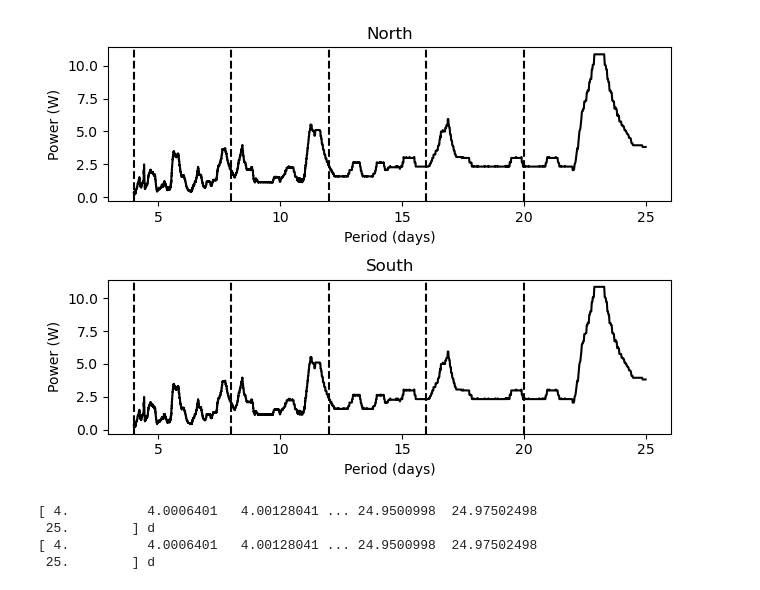
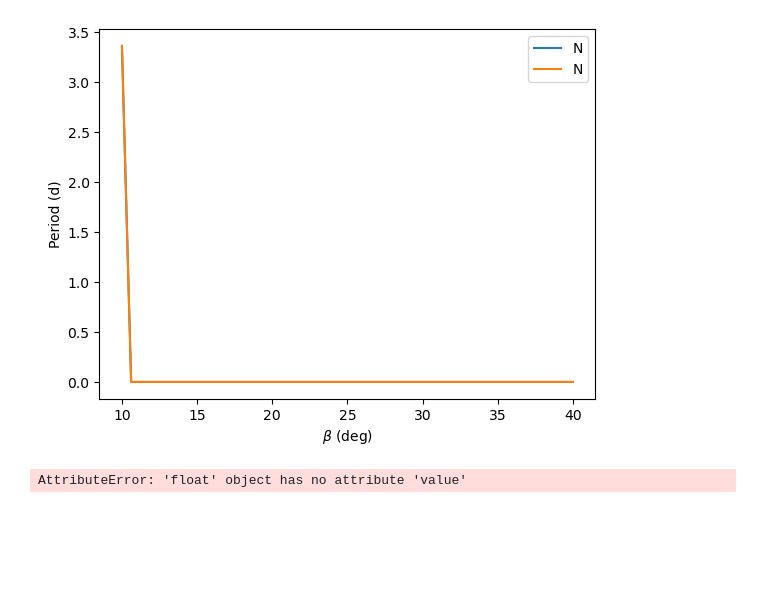
Before and after one commit to robkavanagh/maser, a Jupyter notebook: notebooks/Capstone1.ipynb, the cells around one changed output. Saved outputs shown, nothing was run; the diff lists cells and outputs as text; code cells hidden in the pictures; blank space fills up the shorter version.

```diff
--- a/notebooks/Capstone1.ipynb
+++ b/notebooks/Capstone1.ipynb
@@ -746,53 +260,32 @@ print(bestperiod_S_9)
+# %%
+plt.plot(betas,period_grid[:,1,0],label='N')
+plt.plot(betas,period_grid[:,1,1],label='N')
+plt.legend()
+
+plt.xlabel(r'$\beta$ (deg)')
+plt.ylabel('Period (d)')
+plt.show()
+# %% [output]
+[figure, added]
+# %%
+plt.plot(true_npg.period,true_npg.power)
+plt.axvline(best_period_N.value,color='k')
+plt.show()
+# %% [output]
+AttributeError: 'float' object has no attribute 'value'
 # %%
-def periods(durations, M_s, R_s, P_s, i_s, B_s, beta, phi_s0, a, i_p, lam, phi_p0, f, alpha, dalpha, times):
-   north_visibility, south_visibility = ms.maser(M_s, R_s, P_s, i_s, B_s, beta, phi_s0, a, i_p, lam, phi_p0, f, alpha, dalpha, times)
 
-   north_BLS = BoxLeastSquares(times * u.day, 1 - north_visibility, dy=None)
-   south_BLS = BoxLeastSquares(times * u.day, 1 - south_visibility, dy=None)
+fig, axs = plt.subplots(2)
+axs[0].plot(north_periodogram.period.value, north_periodogram.power, 'k')
+axs[0].set_title('North')
+axs[1].plot(south_periodogram.period.value, south_periodogram.power, 'k')
+axs[1].set_title('South')
+for j in range(5):
+    axs[0].axvline(best_period_N.value*(j+1), linestyle='--',color='k')
+    axs[1].axvline(best_period_S.value*(j+1), linestyle='--',color='k')
 
-   north_best_periods = []
-   south_best_periods = []
-   for dur in durations:
-      north_periodogram = north_BLS.autopower(durations)
-      south_periodogram = north_BLS.autopower(durations)
-
-      power_north = np.argmax(north_periodogram)
-      power_south = np.argmax(south_periodogram)
-
-      abs_max_power_north = north_periodogram.power[power_north]
-      abs_max_power_south = south_periodogram.power[power_south]
-
-      best_period_N = north_periodogram.period[power_north]
-      best_period_S = south_periodogram.period[power_south]
-
-      fig, axs = plt.subplots(2)
-      axs[0].plot(north_periodogram.period.value, north_periodogram.power, 'k')
-      axs[0].set_title('North')
-      axs[1].plot(south_periodogram.period.value, south_periodogram.power, 'k')
-      axs[1].set_title('South')
-      for j in range(5):
-         axs[0].axvline(best_period_N.value*(j+1), linestyle='--',color='k')
-         axs[1].axvline(best_period_S.value*(j+1), linestyle='--',color='k')
-
-      for ax in axs.flat:
-         ax.set(xlabel='Period (days)', ylabel='Power (W)')
-      fig.tight_layout()
-      plt.show()
-
-      return north_periodogram, south_periodogram
-
-times = np.linspace(0, 50, 1000)
-durations = np.linspace(0.1, 2, 20)
-
-M_s, R_s, P_s, i_s, B_s, beta, phi_s0, a, i_p, lam, P_p, phi_p0, f, alpha, dalpha = 0.5, 0.75, 4.86, 90, 430, 20, 0.2, 18.5, 89.18, 0, 8.4630351, 0.6, 10, 75, 5
-
-true_npg, true_spg = periods(durations, M_s, R_s, P_s, i_s, B_s, beta, phi_s0, a, i_p, lam, phi_p0, f, alpha, dalpha, times)
-print(true_npg.period)
-print(true_spg.period)
+for ax in axs.flat:
+    ax.set(xlabel='Period (days)', ylabel='Power (W)')
+fig.tight_layout()
+plt.show
-# %% [output]
-[figure, removed]
-[ 4.          4.0006401   4.00128041 ... 24.9500998  24.97502498
- 25.        ] d
-[ 4.          4.0006401   4.00128041 ... 24.9500998  24.97502498
- 25.        ] d
 # %%
```
Also changed, not shown: parts of 20 cells of this notebook.
